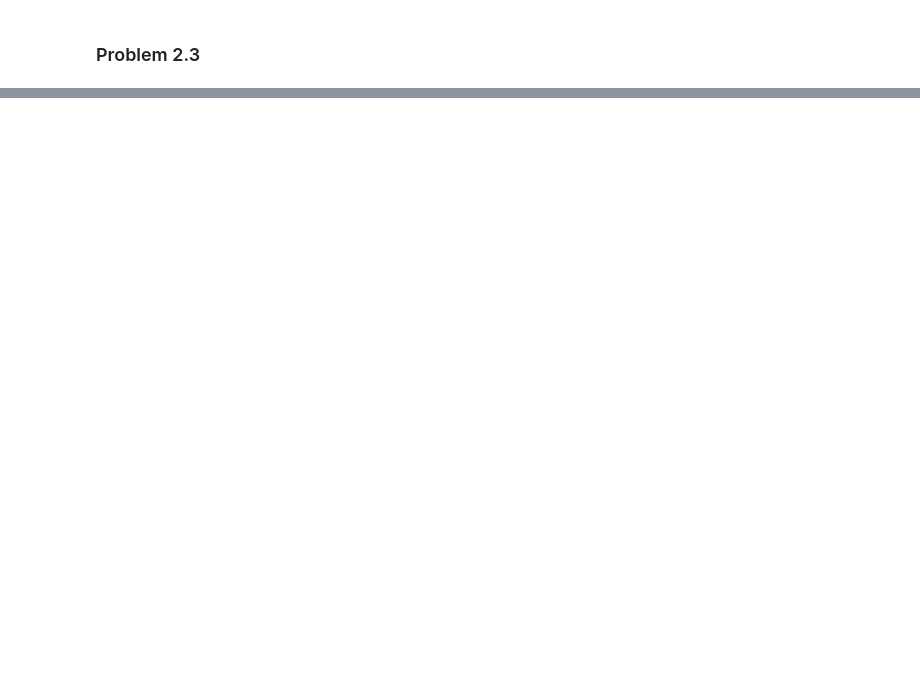
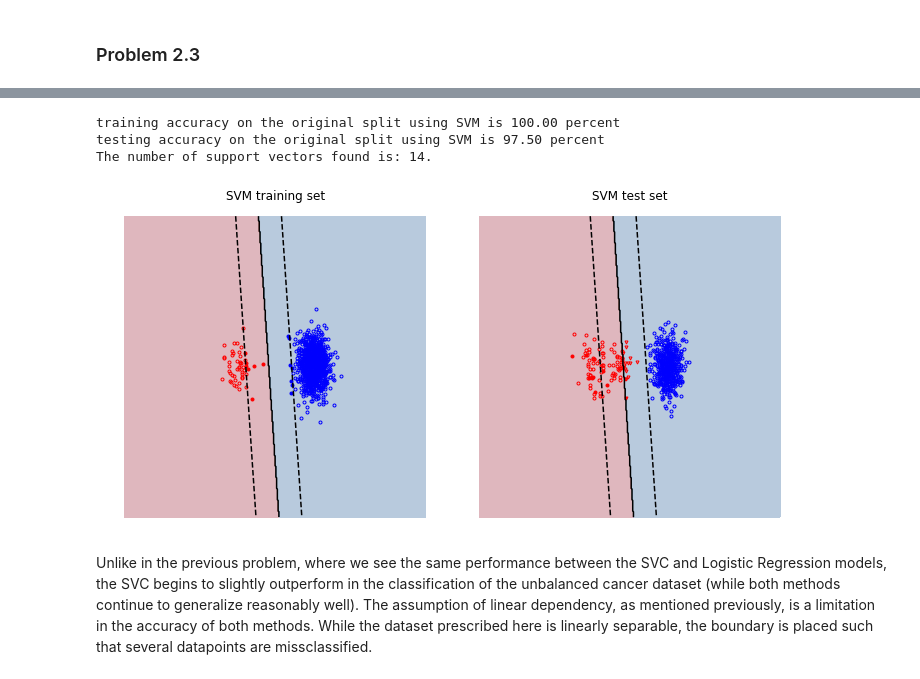
Before and after one commit to matteo8p/cs370, a Jupyter notebook: homework07/homework07_caleb.ipynb, the cells around one changed output, grey strips where cells are left out. Saved outputs shown, nothing was run; the diff lists cells and outputs as text; code cells hidden in the pictures; blank space fills up the shorter version.

```diff
--- a/homework07/homework07_caleb.ipynb
+++ b/homework07/homework07_caleb.ipynb
@@ -109,0 +211,9 @@ with open(imbalanced_file_name, 'rb') as file:
+# %%
+experiment(imbalanced_data, SVC(kernel='linear'), 'SVM')
+# %% [output]
+training accuracy on the original split using SVM is 100.00 percent
+testing accuracy on the original split using SVM is 97.50 percent
+The number of support vectors found is: 14.
+[figure, added]
+# %% [markdown]
+Unlike in the previous problem, where we see the same performance between the SVC and Logistic Regression models, the SVC begins to slightly outperform in the classification of the unbalanced cancer dataset (while both methods continue to generalize reasonably well). The assumption of linear dependency, as mentioned previously, is a limitation in the accuracy of both methods. While the dataset prescribed here is linearly separable, the boundary is placed such that several datapoints are missclassified.
```
Also changed, not shown: parts of 9 cells of this notebook, 2 other files.
